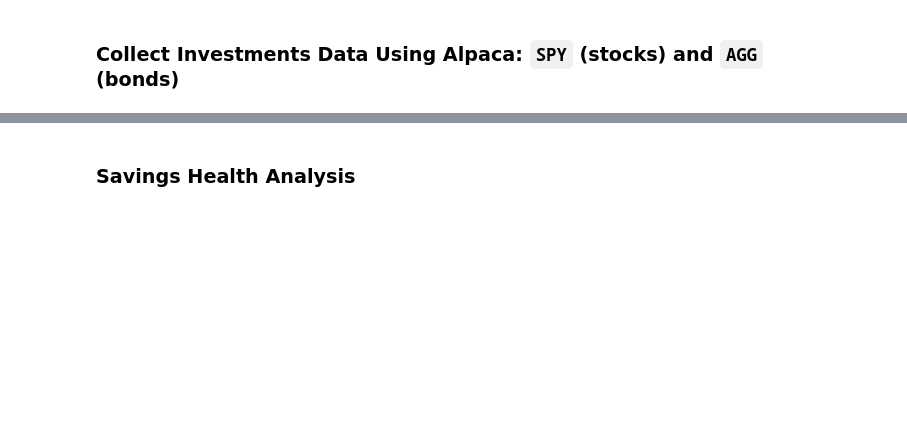
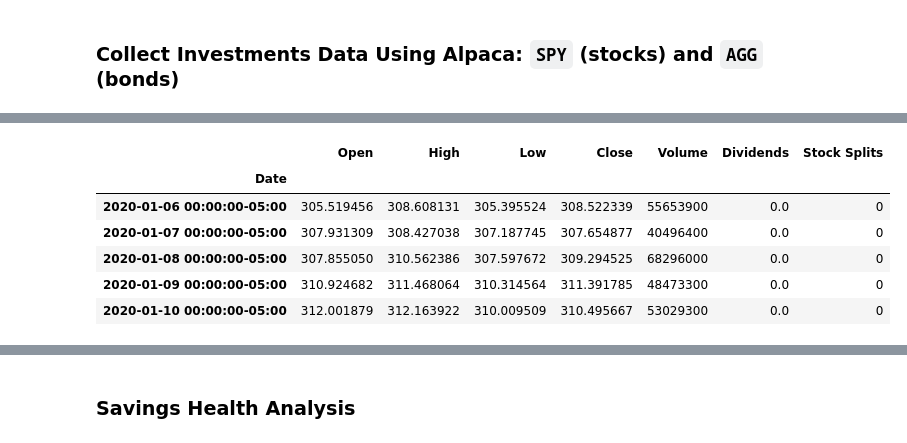
Before and after one commit to mr-alex-leonov/Financial-Planning, a Jupyter notebook: financial-planner.ipynb, the cells around one changed output, grey strips where cells are left out. Drawn from its saved outputs; the diff is of its cells as text; code cells hidden in the pictures; blank space fills up the shorter version.

```diff
--- a/financial-planner.ipynb
+++ b/financial-planner.ipynb
@@ -112,0 +172,10 @@ timeframe = "1Day"
+# %%
+df_SPY.head()
+# %% [output]
+|  | Open | High | Low | Close | Volume | Dividends | Stock Splits |
+| Date |  |  |  |  |  |  |  |
+| 2020-01-06 00:00:00-05:00 | 305.519456 | 308.608131 | 305.395524 | 308.522339 | 55653900 | 0.0 | 0 |
+| 2020-01-07 00:00:00-05:00 | 307.931309 | 308.427038 | 307.187745 | 307.654877 | 40496400 | 0.0 | 0 |
+| 2020-01-08 00:00:00-05:00 | 307.855050 | 310.562386 | 307.597672 | 309.294525 | 68296000 | 0.0 | 0 |
+| 2020-01-09 00:00:00-05:00 | 310.924682 | 311.468064 | 310.314564 | 311.391785 | 48473300 | 0.0 | 0 |
+| 2020-01-10 00:00:00-05:00 | 312.001879 | 312.163922 | 310.009509 | 310.495667 | 53029300 | 0.0 | 0 |
```
Also changed, not shown: parts of 17 cells of this notebook.
